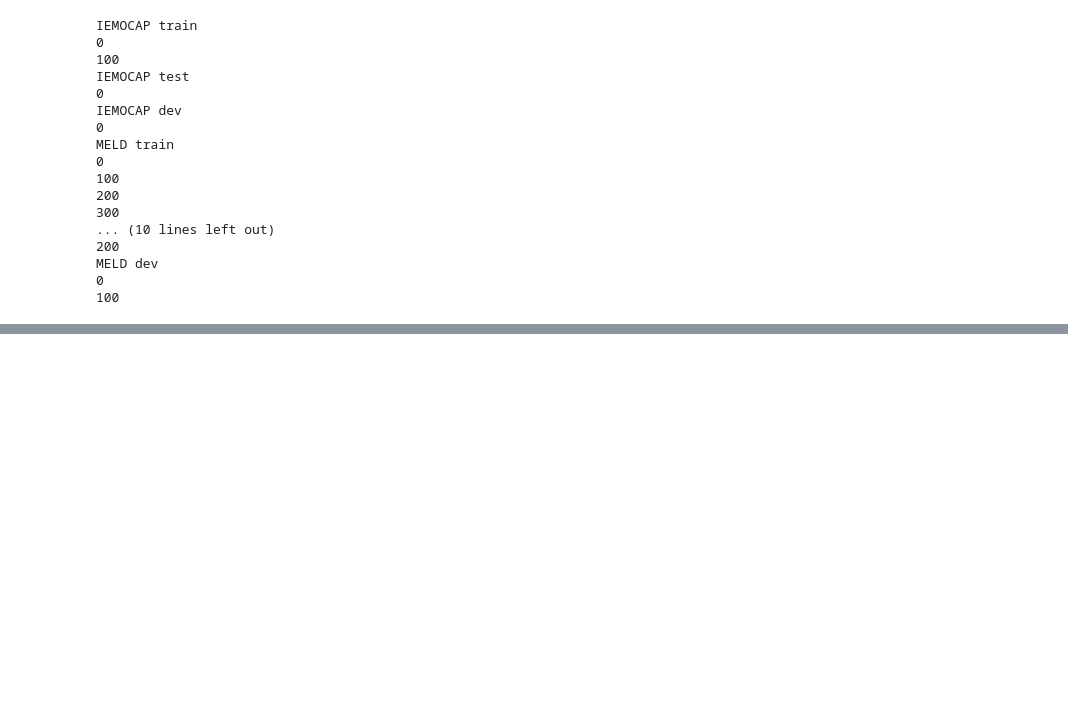
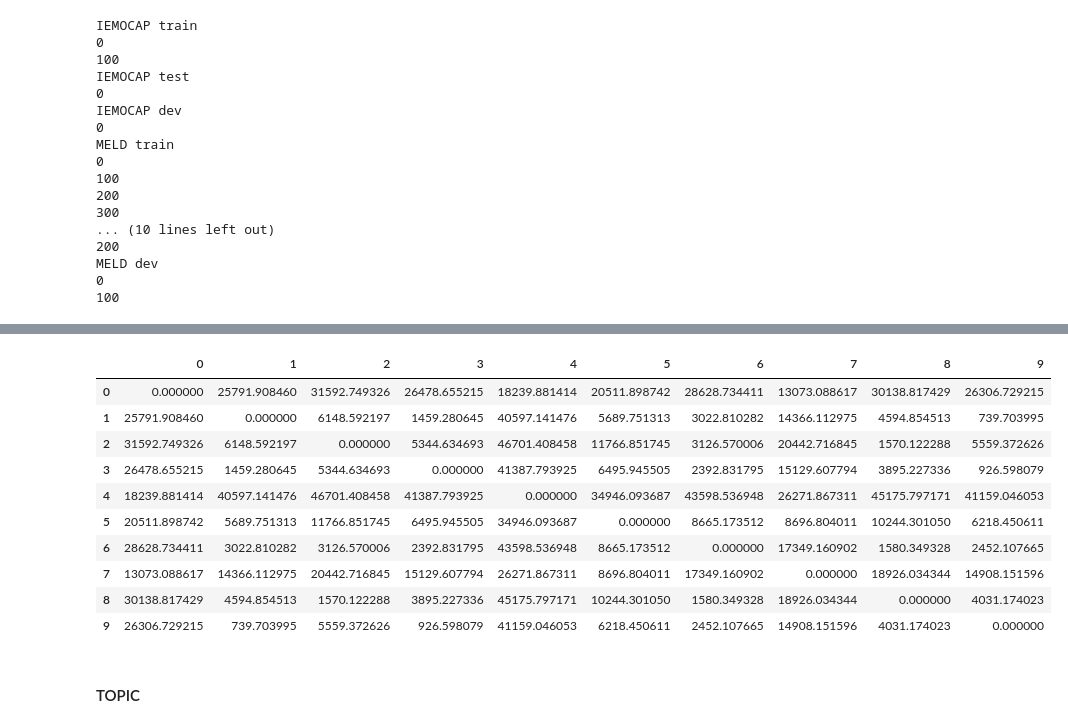
Before and after one commit to kakaeriol/NLP_DS_distance, a Jupyter notebook: 03_My_Graph_Structure.ipynb, the cells around one changed output, grey strips where cells are left out. Cells and saved outputs as stored; diff of their text form; code cells hidden in the pictures; blank space fills up the shorter version.

```diff
--- a/03_My_Graph_Structure.ipynb
+++ b/03_My_Graph_Structure.ipynb
@@ -266,0 +426,22 @@ MELD dev
+# %%
+distance = np.zeros_like(K_[-1])
+K = K_[-1]
+for i in range(distance.shape[0]):
+    for j in range(distance.shape[1]):
+        distance[i, j] = np.sqrt(K[i,i] + K[j,j] - 2*K[i,j])
+# %%
+pd.DataFrame(distance)
+# %% [output]
+|  | 0 | 1 | 2 | 3 | 4 | 5 | 6 | 7 | 8 | 9 |
+| 0 | 0.000000 | 25791.908460 | 31592.749326 | 26478.655215 | 18239.881414 | 20511.898742 | 28628.734411 | 13073.088617 | 30138.817429 | 26306.729215 |
+| 1 | 25791.908460 | 0.000000 | 6148.592197 | 1459.280645 | 40597.141476 | 5689.751313 | 3022.810282 | 14366.112975 | 4594.854513 | 739.703995 |
+| 2 | 31592.749326 | 6148.592197 | 0.000000 | 5344.634693 | 46701.408458 | 11766.851745 | 3126.570006 | 20442.716845 | 1570.122288 | 5559.372626 |
+| 3 | 26478.655215 | 1459.280645 | 5344.634693 | 0.000000 | 41387.793925 | 6495.945505 | 2392.831795 | 15129.607794 | 3895.227336 | 926.598079 |
+| 4 | 18239.881414 | 40597.141476 | 46701.408458 | 41387.793925 | 0.000000 | 34946.093687 | 43598.536948 | 26271.867311 | 45175.797171 | 41159.046053 |
+| 5 | 20511.898742 | 5689.751313 | 11766.851745 | 6495.945505 | 34946.093687 | 0.000000 | 8665.173512 | 8696.804011 | 10244.301050 | 6218.450611 |
+| 6 | 28628.734411 | 3022.810282 | 3126.570006 | 2392.831795 | 43598.536948 | 8665.173512 | 0.000000 | 17349.160902 | 1580.349328 | 2452.107665 |
+| 7 | 13073.088617 | 14366.112975 | 20442.716845 | 15129.607794 | 26271.867311 | 8696.804011 | 17349.160902 | 0.000000 | 18926.034344 | 14908.151596 |
+| 8 | 30138.817429 | 4594.854513 | 1570.122288 | 3895.227336 | 45175.797171 | 10244.301050 | 1580.349328 | 18926.034344 | 0.000000 | 4031.174023 |
+| 9 | 26306.729215 | 739.703995 | 5559.372626 | 926.598079 | 41159.046053 | 6218.450611 | 2452.107665 | 14908.151596 | 4031.174023 | 0.000000 |
+# %% [markdown]
+#### TOPIC
```
Also changed, not shown: parts of 32 cells of this notebook, 3 other files.
